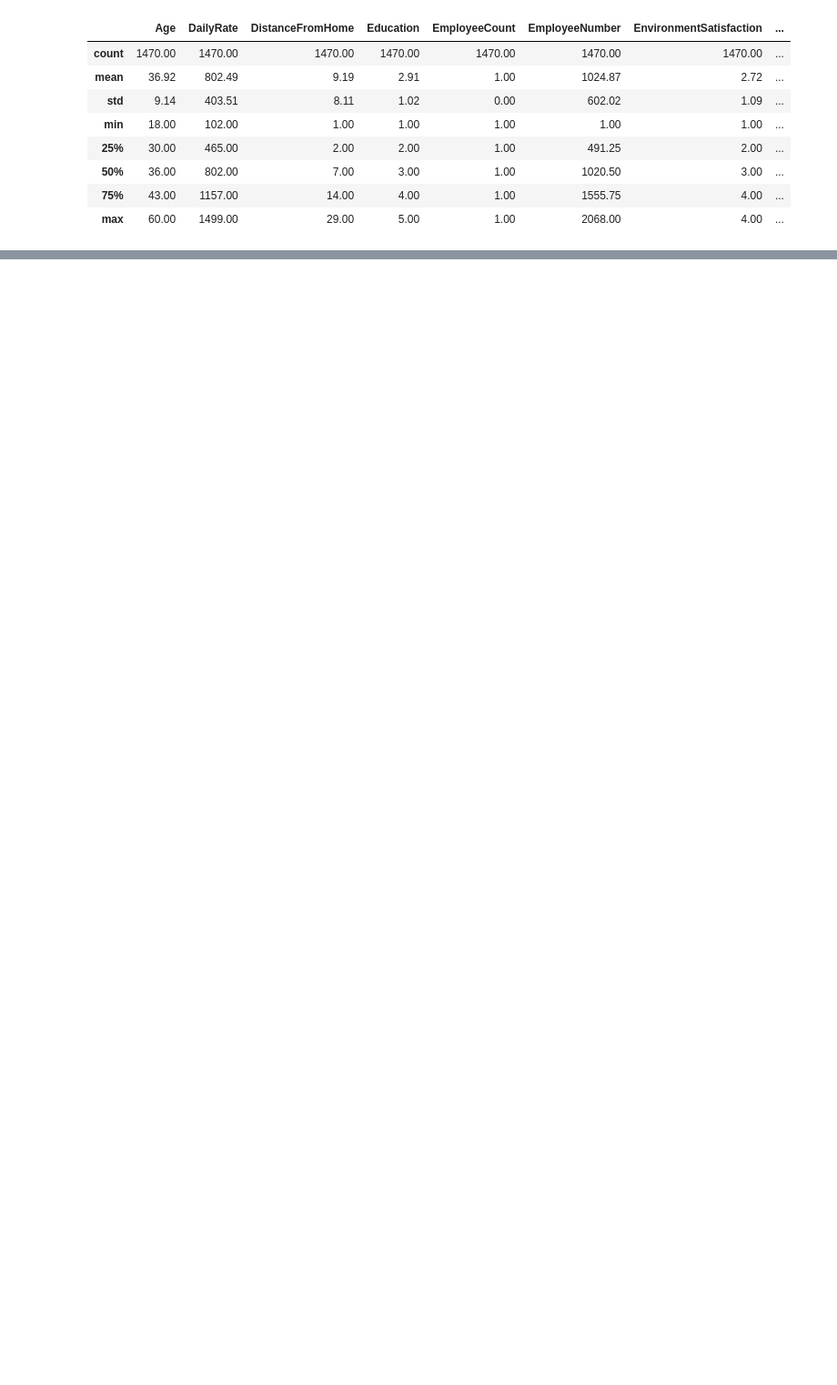
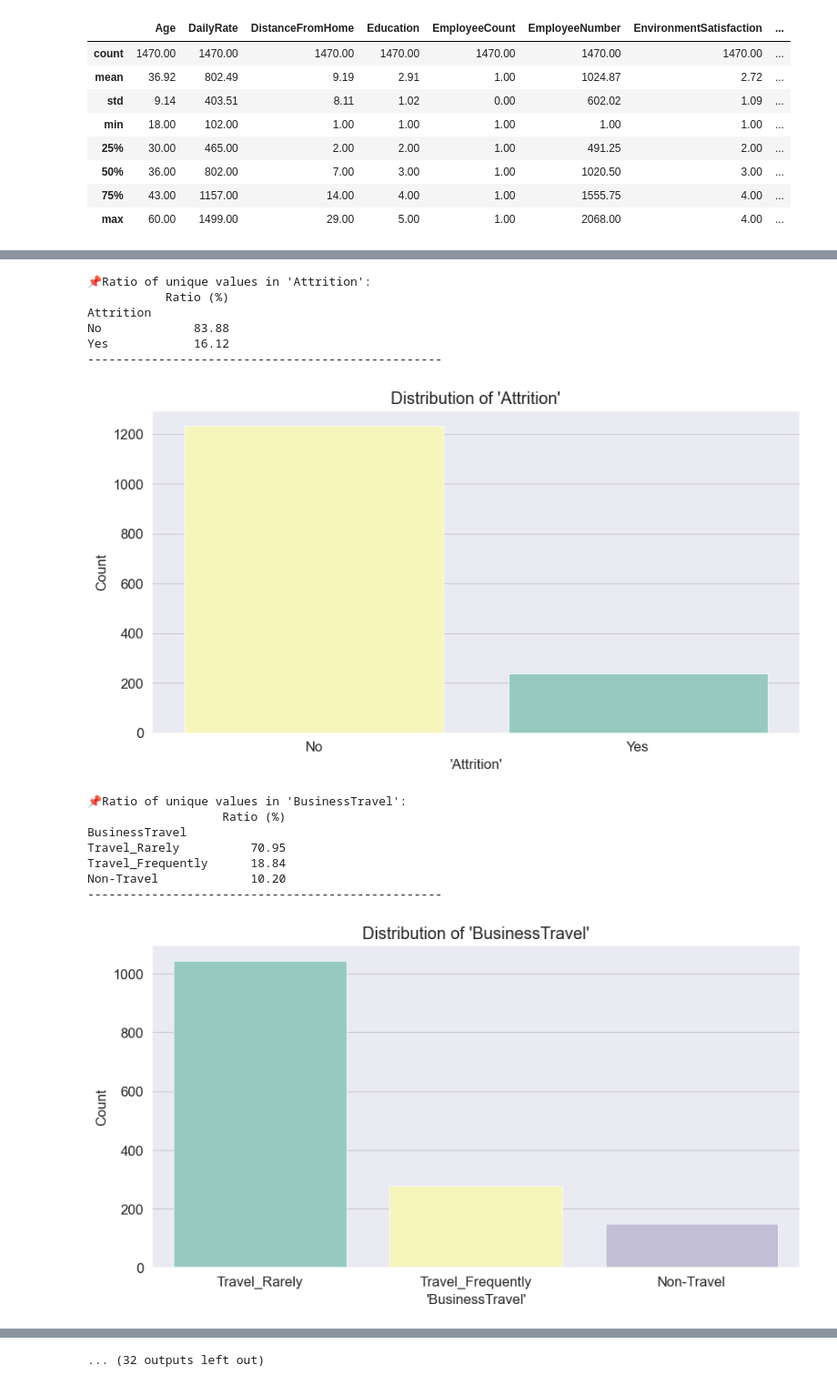
Before and after one commit to Viathorr/HR-Employee-Attrition-Analysis-and-Prediction, a Jupyter notebook: notebooks/01_eda.ipynb, the cells around one changed output, grey strips where cells are left out. Shown at 91% size. Cells and saved outputs as stored; diff of their text form; code cells hidden in the pictures; blank space fills up the shorter version.

Commit message:
Add visualisation util functions and visualisations of cat cols distributions, modify .gitignore

```diff
--- a/notebooks/01_eda.ipynb
+++ b/notebooks/01_eda.ipynb
@@ -86,0 +104,4 @@ df.describe()
+# %%
+cat_cols, num_cols, num_but_cat_cols, cat_but_car_cols = get_cols_names(df)
+
+print_cols_summary(df, cat_cols, num_cols, num_but_cat_cols, cat_but_car_cols)
@@ -86,0 +130,20 @@ df.describe()
+# %%
+for i, col in enumerate(cat_cols):
+  fig = cat_distribution(df, col, ratio=True)
+  # save_figure(fig, f"{col}_distribution", f"cat_distributions")
+# %% [output]
+📌Ratio of unique values in 'Attrition':
+           Ratio (%)
+Attrition
+No             83.88
+Yes            16.12
+--------------------------------------------------
+[figure, added]
+📌Ratio of unique values in 'BusinessTravel':
+                   Ratio (%)
+BusinessTravel
+Travel_Rarely          70.95
+Travel_Frequently      18.84
+Non-Travel             10.20
+--------------------------------------------------
+[figure, added]
@@ -86,0 +190 @@ df.describe()
+... (32 outputs left out)
```
Also changed, not shown: parts of 9 cells of this notebook, 3 other files.
